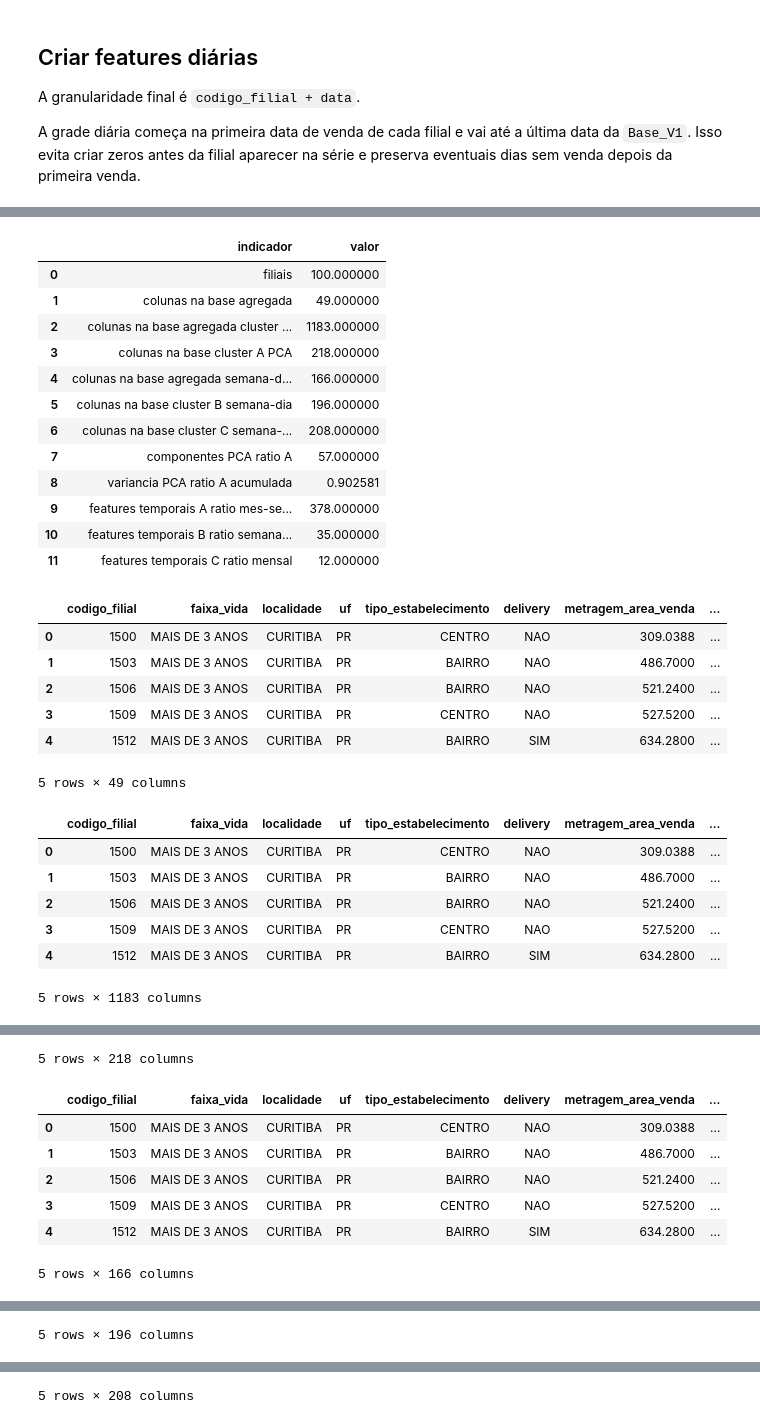
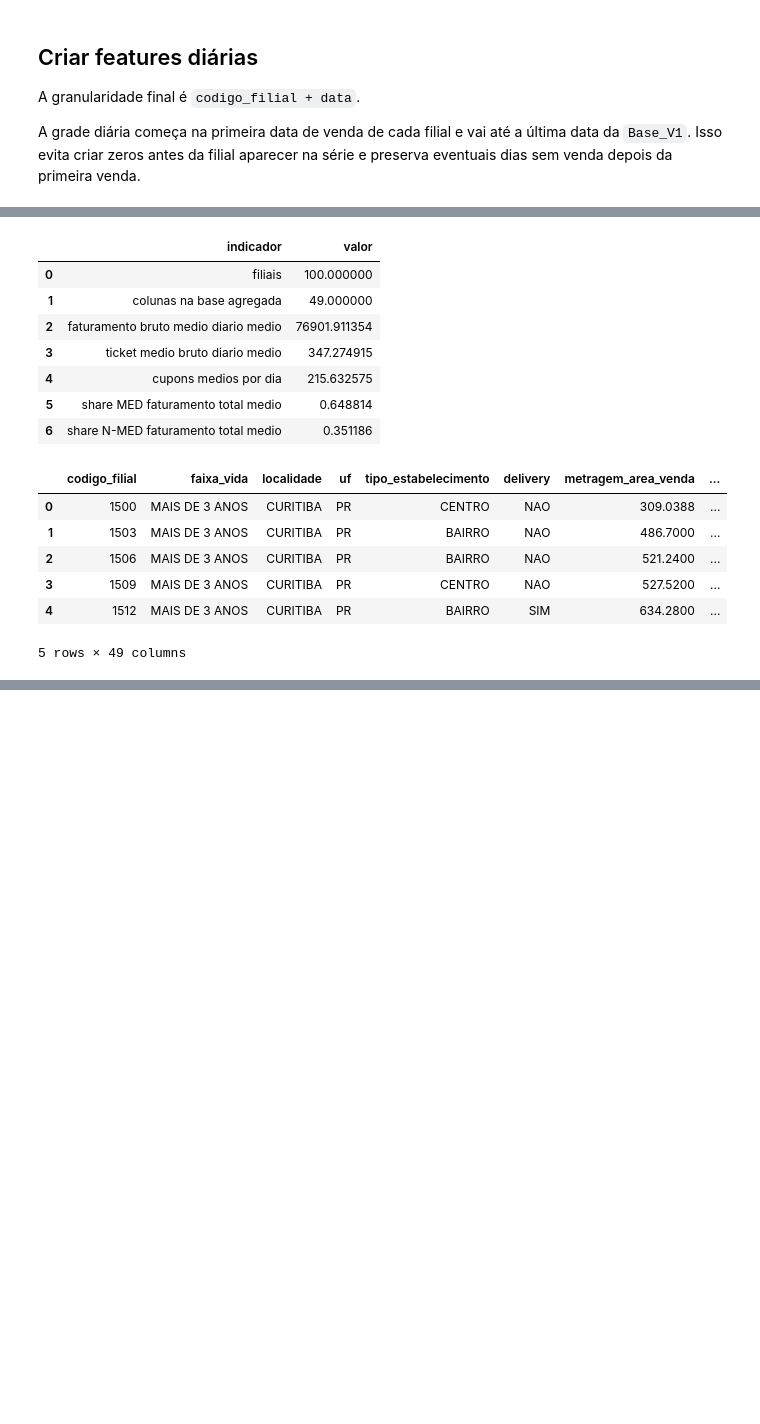
Before and after one commit to C-J8/PROJ3-Panvel, a Jupyter notebook: notebooks/03_features/01_features_base_v2.ipynb, the cells around one changed output, grey strips where cells are left out. Drawn from its saved outputs; the diff is of its cells as text; code cells hidden in the pictures; blank space fills up the shorter version.

Commit message:
Atualiza pipeline sem clusterizacao

```diff
--- a/notebooks/03_features/01_features_base_v2.ipynb
+++ b/notebooks/03_features/01_features_base_v2.ipynb
@@ -357,7 +393,7 @@ def construir_perfil_calendario_diario(features):
     features = features.copy()
 
     media_mes_dia_semana = features.groupby(
-        ["codigo_filial", "mes", "dia_semana_num"]
+        ["codigo_filial", "mes", "dia_semana_id"]
     )["faturamento_bruto_dia"].transform("mean")
     media_mes = features.groupby(
         ["codigo_filial", "mes"]
@@ -373,7 +409,7 @@ def construir_perfil_calendario_diario(features):
         .agg(faturamento_bruto_media_mes=("faturamento_bruto_dia", "mean"))
     )
 
-    chaves = ["codigo_filial", "mes", "semana_mes", "dia_semana_num"]
+    chaves = ["codigo_filial", "mes", "semana_mes", "dia_semana_id"]
     perfil = (
         features.groupby(chaves, as_index=False)
         .agg(
@@ -451,12 +487,12 @@ def construir_features_diarias(grade, vendas_diaria, vendas):
         "dia_mes",
         "semana_mes",
         "semana_ano",
-        "dia_semana_num",
+        "dia_semana_id",
         "dia_semana",
         "trimestre",
         "semestre",
         "eh_semana_5",
-        "eh_fim_semana",
+        "fim_semana_id",
         "eh_feriado_bancario",
         "eh_dia_util",
         "ordem_dia_util_mes",
@@ -1182,57 +961,36 @@ Esta base consolida a história diária de cada filial. Ela será útil para an
 # %%
 resumo_agregado = pd.DataFrame({
     "indicador": [
         "filiais",
         "colunas na base agregada",
-        "colunas na base agregada cluster A wide",
-        "colunas na base cluster A PCA",
-        "colunas na base agregada semana-dia wide",
-        "colunas na base cluster B semana-dia",
-        "colunas na base cluster C semana-dia-mes",
-        "componentes PCA ratio A",
-        "variancia PCA ratio A acumulada",
-        "features temporais A ratio mes-semana-dia",
-        "features temporais B ratio semana-dia",
-        "features temporais C ratio mensal",
+        "faturamento bruto medio diario medio",
+        "ticket medio bruto diario medio",
+        "cupons medios por dia",
+        "share MED faturamento total medio",
+        "share N-MED faturamento total medio",
     ],
     "valor": [
         features_agregadas["codigo_filial"].nunique(),
         features_agregadas.shape[1],
-        features_agregadas_cluster.shape[1],
-        features_cluster_pca.shape[1],
-        features_agregadas_cluster_semana_dia.shape[1],
-        features_cluster_semana_dia.shape[1],
-        features_cluster_semana_dia_mes.shape[1],
-        resumo_pca_ratio.shape[0],
-        resumo_pca_ratio["variancia_explicada_acumulada"].max(),
-        len([coluna for coluna in features_agregadas_cluster.columns if coluna.startswith("ratio_mes")]),
-        len([coluna for coluna in features_agregadas_cluster_semana_dia.columns if coluna.startswith("ratio_semana_dia_")]),
-        len([coluna for coluna in features_agregadas_cluster_semana_dia.columns if coluna.startswith("ratio_mensal_")]),
+        features_agregadas["faturamento_bruto_medio_dia"].mean(),
+        features_agregadas["ticket_medio_bruto_dia_medio"].mean(),
+        features_agregadas["cupons_medios_dia"].mean(),
+        features_agregadas["share_med_faturamento_total"].mean(),
+        features_agregadas["share_n_med_faturamento_total"].mean(),
     ],
 })
 
 display(resumo_agregado)
 display(features_agregadas.head())
-display(features_agregadas_cluster.head())
-display(features_cluster_pca.head())
-display(features_agregadas_cluster_semana_dia.head())
-display(features_cluster_semana_dia.head())
-display(features_cluster_semana_dia_mes.head())
-display(resumo_pca_ratio.head(10))
 # %% [output]
 |  | indicador | valor |
 | 0 | filiais | 100.000000 |
 | 1 | colunas na base agregada | 49.000000 |
-| 2 | colunas na base agregada cluster ... | 1183.000000 |
-| 3 | colunas na base cluster A PCA | 218.000000 |
-| 4 | colunas na base agregada semana-d... | 166.000000 |
-| 5 | colunas na base cluster B semana-dia | 196.000000 |
-| 6 | colunas na base cluster C semana-... | 208.000000 |
-| 7 | componentes PCA ratio A | 57.000000 |
-| 8 | variancia PCA ratio A acumulada | 0.902581 |
-| 9 | features temporais A ratio mes-se... | 378.000000 |
-| 10 | features temporais B ratio semana... | 35.000000 |
-| 11 | features temporais C ratio mensal | 12.000000 |
+| 2 | faturamento bruto medio diario medio | 76901.911354 |
+| 3 | ticket medio bruto diario medio | 347.274915 |
+| 4 | cupons medios por dia | 215.632575 |
+| 5 | share MED faturamento total medio | 0.648814 |
+| 6 | share N-MED faturamento total medio | 0.351186 |
 |  | codigo_filial | faixa_vida | localidade | uf | tipo_estabelecimento | delivery | metragem_area_venda | ... |
 | 0 | 1500 | MAIS DE 3 ANOS | CURITIBA | PR | CENTRO | NAO | 309.0388 | ... |
 | 1 | 1503 | MAIS DE 3 ANOS | CURITIBA | PR | BAIRRO | NAO | 486.7000 | ... |
@@ -1240,10 +998,3 @@ display(resumo_pca_ratio.head(10))
 | 3 | 1509 | MAIS DE 3 ANOS | CURITIBA | PR | CENTRO | NAO | 527.5200 | ... |
 | 4 | 1512 | MAIS DE 3 ANOS | CURITIBA | PR | BAIRRO | SIM | 634.2800 | ... |
 5 rows × 49 columns
-|  | codigo_filial | faixa_vida | localidade | uf | tipo_estabelecimento | delivery | metragem_area_venda | ... |
-| 0 | 1500 | MAIS DE 3 ANOS | CURITIBA | PR | CENTRO | NAO | 309.0388 | ... |
-| 1 | 1503 | MAIS DE 3 ANOS | CURITIBA | PR | BAIRRO | NAO | 486.7000 | ... |
-| 2 | 1506 | MAIS DE 3 ANOS | CURITIBA | PR | BAIRRO | NAO | 521.2400 | ... |
-| 3 | 1509 | MAIS DE 3 ANOS | CURITIBA | PR | CENTRO | NAO | 527.5200 | ... |
-| 4 | 1512 | MAIS DE 3 ANOS | CURITIBA | PR | BAIRRO | SIM | 634.2800 | ... |
-5 rows × 1183 columns
@@ -1256,8 +1000,0 @@ display(resumo_pca_ratio.head(10))
-5 rows × 218 columns
-|  | codigo_filial | faixa_vida | localidade | uf | tipo_estabelecimento | delivery | metragem_area_venda | ... |
-| 0 | 1500 | MAIS DE 3 ANOS | CURITIBA | PR | CENTRO | NAO | 309.0388 | ... |
-| 1 | 1503 | MAIS DE 3 ANOS | CURITIBA | PR | BAIRRO | NAO | 486.7000 | ... |
-| 2 | 1506 | MAIS DE 3 ANOS | CURITIBA | PR | BAIRRO | NAO | 521.2400 | ... |
-| 3 | 1509 | MAIS DE 3 ANOS | CURITIBA | PR | CENTRO | NAO | 527.5200 | ... |
-| 4 | 1512 | MAIS DE 3 ANOS | CURITIBA | PR | BAIRRO | SIM | 634.2800 | ... |
-5 rows × 166 columns
@@ -1270 +1000,0 @@ display(resumo_pca_ratio.head(10))
-5 rows × 196 columns
@@ -1277 +1000,0 @@ display(resumo_pca_ratio.head(10))
-5 rows × 208 columns
```
Also changed, not shown: parts of 21 cells of this notebook, 34 other files.
